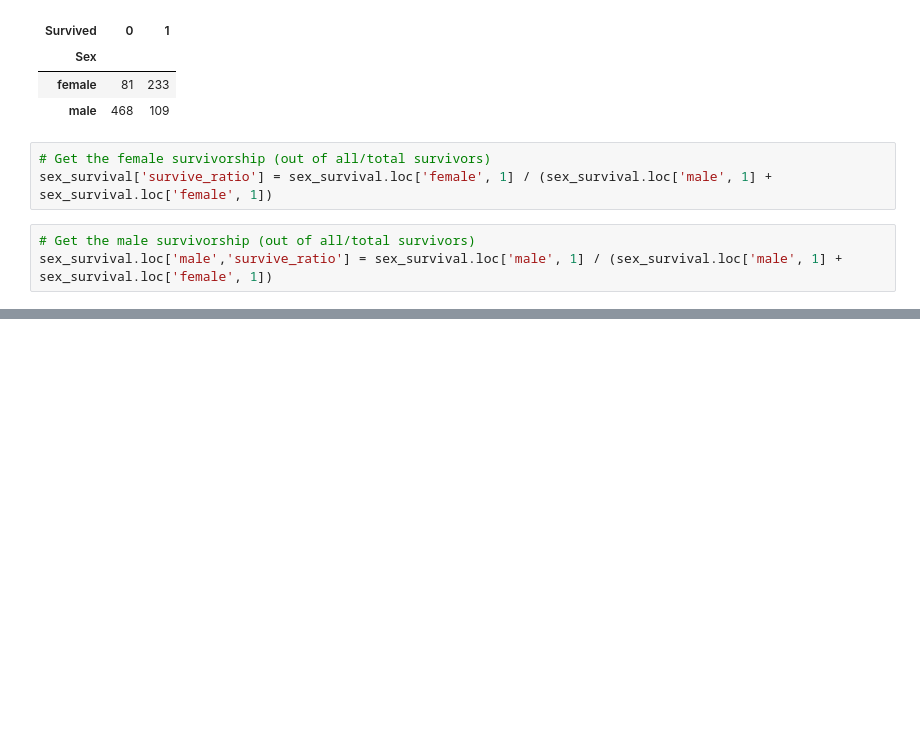
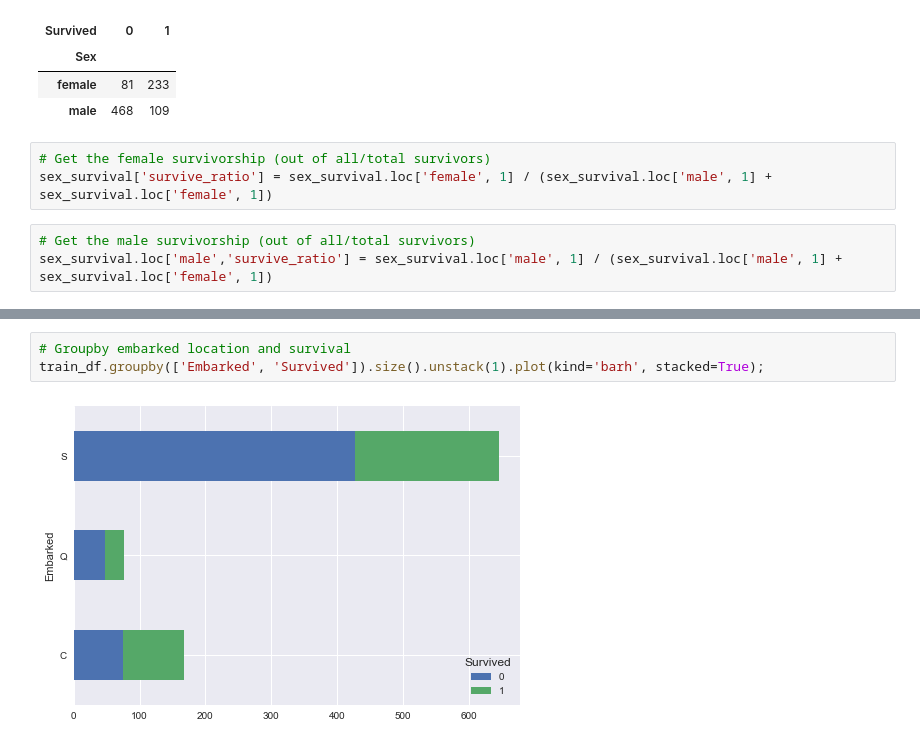
Before and after one commit to taylordye/Titanic-Analysis, a Jupyter notebook: Titanic Analysis 2.ipynb, the cells around one changed output, grey strips where cells are left out. Drawn from its saved outputs; the diff is of its cells as text; blank space fills up the shorter version.

```diff
--- a/Titanic Analysis 2.ipynb
+++ b/Titanic Analysis 2.ipynb
@@ -196,0 +249,5 @@ So we can conclude that although women make up 35% of those onboard, they repres
+# %%
+# Groupby embarked location and survival
+train_df.groupby(['Embarked', 'Survived']).size().unstack(1).plot(kind='barh', stacked=True);
+# %% [output]
+[figure, added]
```
Also changed, not shown: parts of 19 cells of this notebook.
